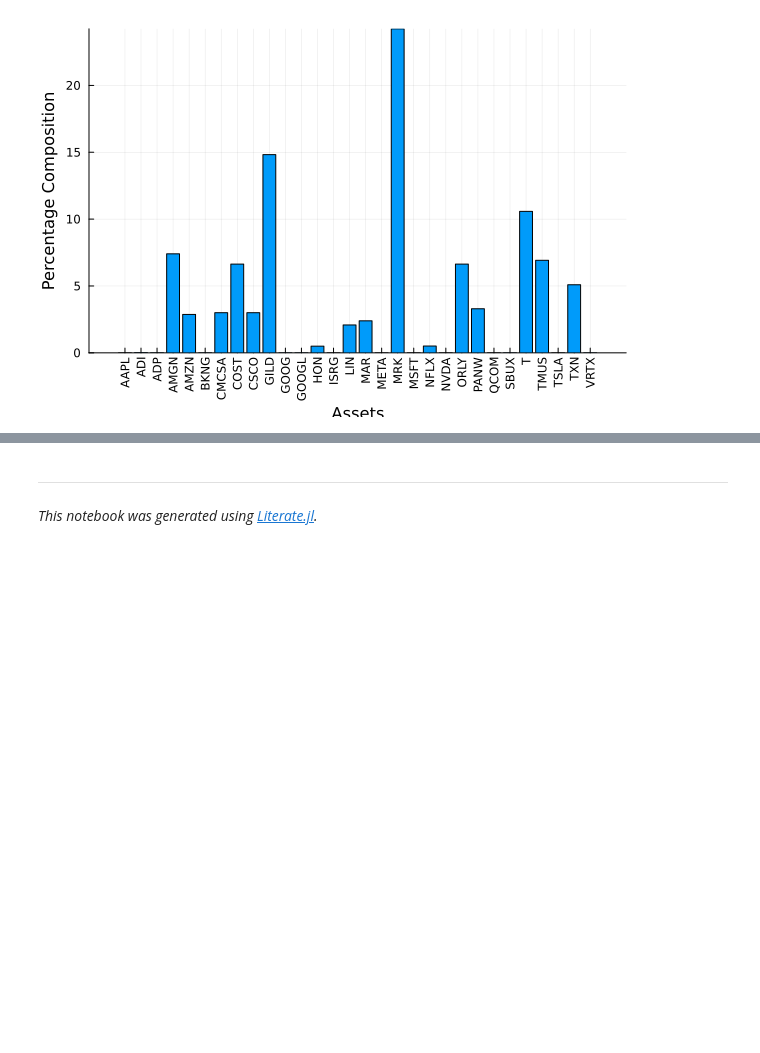
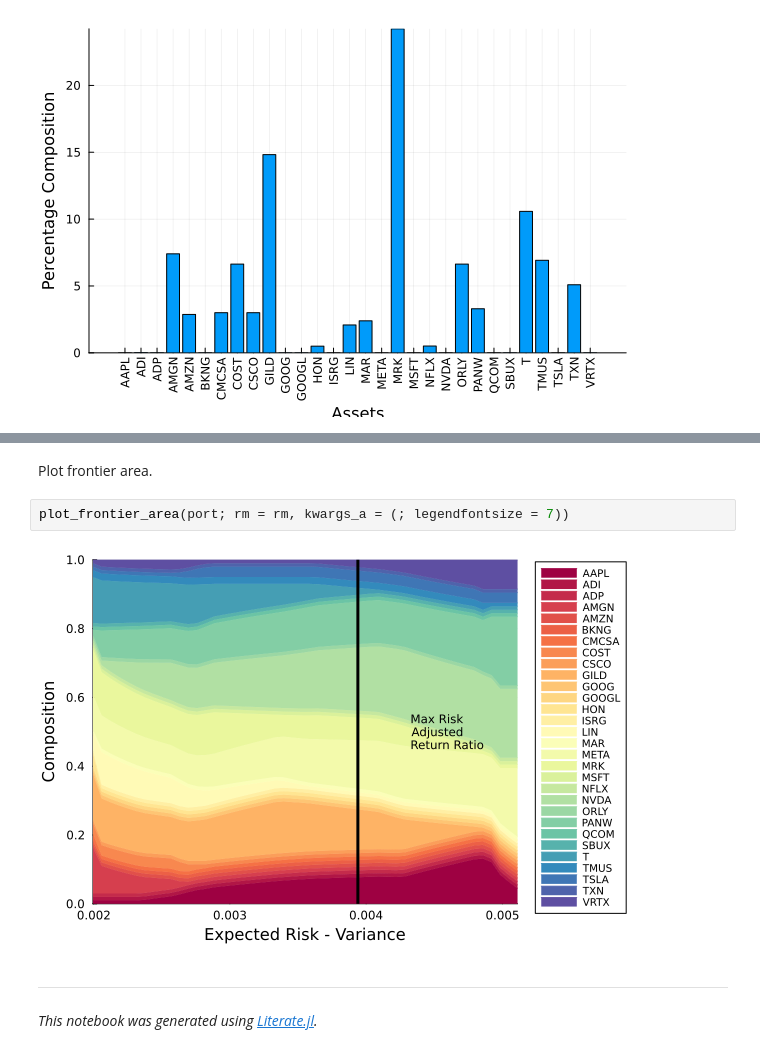
Before and after one commit to dcelisgarza/PortfolioOptimiser.jl, a Jupyter notebook: examples/2_Mean_Risk_Optimisation_Linear_Asset_Weight_Constraints.ipynb, the cells around one changed output, grey strips where cells are left out. Drawn from its saved outputs; the diff is of its cells as text; blank space fills up the shorter version.

```diff
--- a/examples/2_Mean_Risk_Optimisation_Linear_Asset_Weight_Constraints.ipynb
+++ b/examples/2_Mean_Risk_Optimisation_Linear_Asset_Weight_Constraints.ipynb
@@ -500,3 +537,9 @@ plot_bar(port)
+# %% [markdown]
+Plot frontier area.
+# %%
+plot_frontier_area(port; rm = rm, kwargs_a = (; legendfontsize = 7))
+# %% [output]
+[figure, added]
 # %% [markdown]
 ---
 
```
Also changed, not shown: parts of 7 cells of this notebook, 5 other files.
